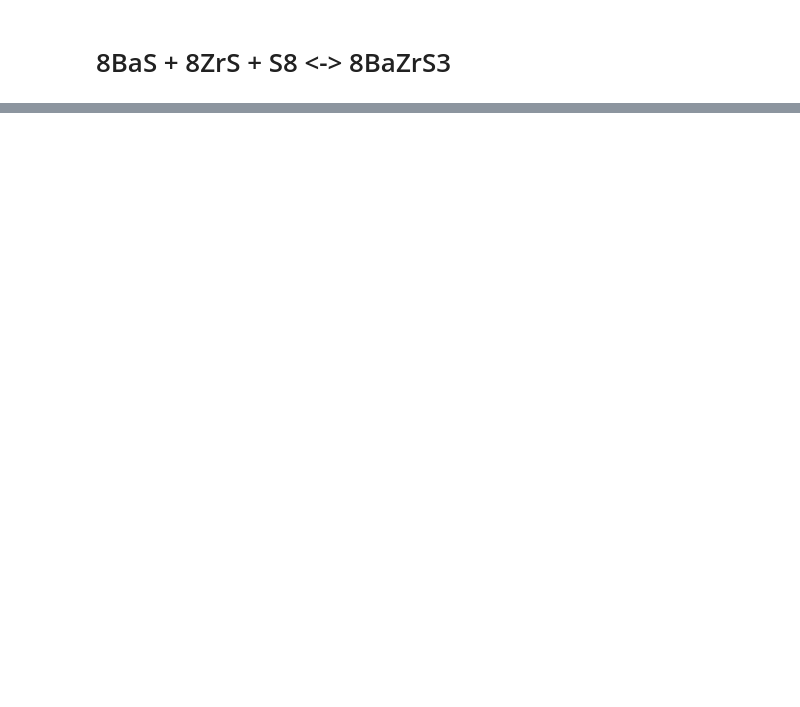
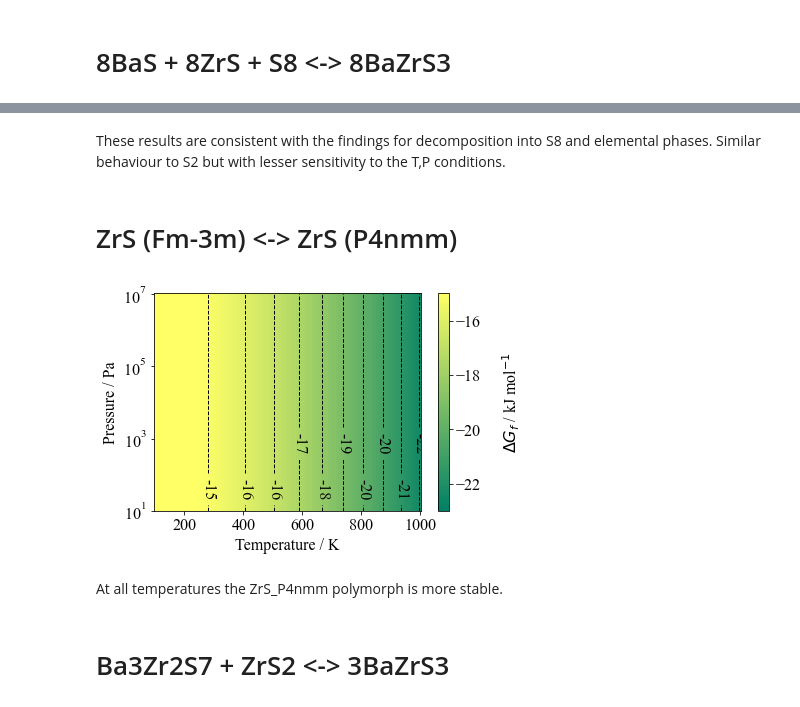
Before and after one commit to NU-CEM/ThermoPot, a Jupyter notebook: BaZrS3/BaZrS3.ipynb, the cells around one changed output, grey strips where cells are left out. Cells and saved outputs as stored; diff of their text form; code cells hidden in the pictures; blank space fills up the shorter version.

Commit message:
some more reactions calculated and plotted...

```diff
--- a/BaZrS3/BaZrS3.ipynb
+++ b/BaZrS3/BaZrS3.ipynb
@@ -278,0 +184,29 @@ ZrS2 = materials.Solid("ZrS2",{"Zr": 1,"S": 2}, "../BaZrS3/phonopy_output/ZrS2_P
+# %% [markdown]
+These results are consistent with the findings for decomposition into S8 and
+ elemental phases. Similar behaviour to S2 but with lesser sensitivity to
+ the T,P conditions.
+# %% [markdown]
+# ZrS (Fm-3m) <-> ZrS (P4nmm)
+# %%
+ZrS_P4nmm = materials.Solid("ZrS",{"Zr": 1,"S": 1}, "."
+                                               ""
+                                              "./BaZrS3/phonopy_output/ZrS_P4_nmm.dat",
+                      calculation=ZrS_calc)
+ZrS_Fm3m_calc = calculations.Calculation(volume=0.344611E+02, energy=-109591.347151412,
+                                         xc="pbesol",NAtoms=2)
+ZrS_Fm3m = materials.Solid("ZrS",{"Zr": 1,"S": 1}, "."
+                                               ""
+                                              "./BaZrS3/phonopy_output/ZrS_Fm-3m.dat",
+                      calculation=ZrS_Fm3m_calc)
+# %%
+ZrS_reaction = reactions.Reaction({ZrS_Fm3m:1},{ZrS_P4nmm:1},
+                                       temperature=T, pressure=P,fu=1)
+# %%
+GFE = ZrS_reaction.Dmu(units="kJ")
+GFE.plot_TvsP(scale_range=[-23, -15])
+# %% [output]
+[figure, added]
+# %% [markdown]
+At all temperatures the ZrS_P4nmm polymorph is more stable.
+# %% [markdown]
+# Ba3Zr2S7 + ZrS2 <-> 3BaZrS3
```
Also changed, not shown: parts of 53 cells of this notebook, 4 other files.
